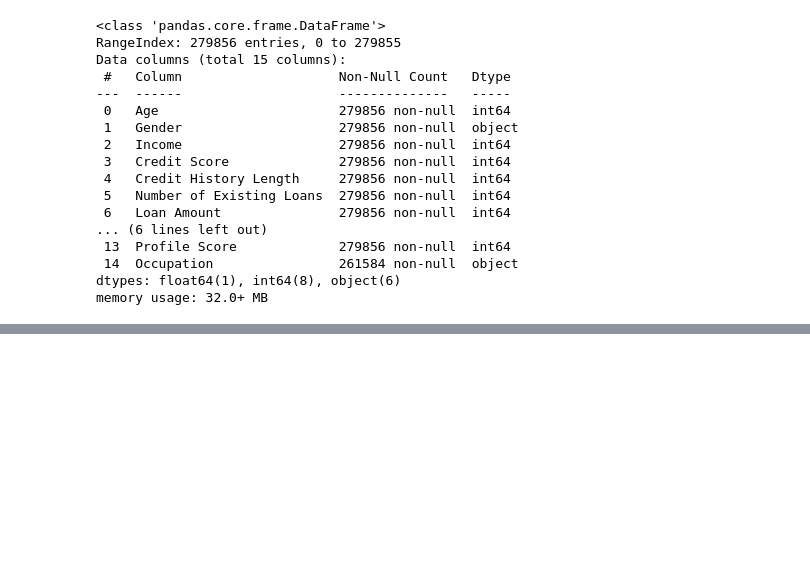
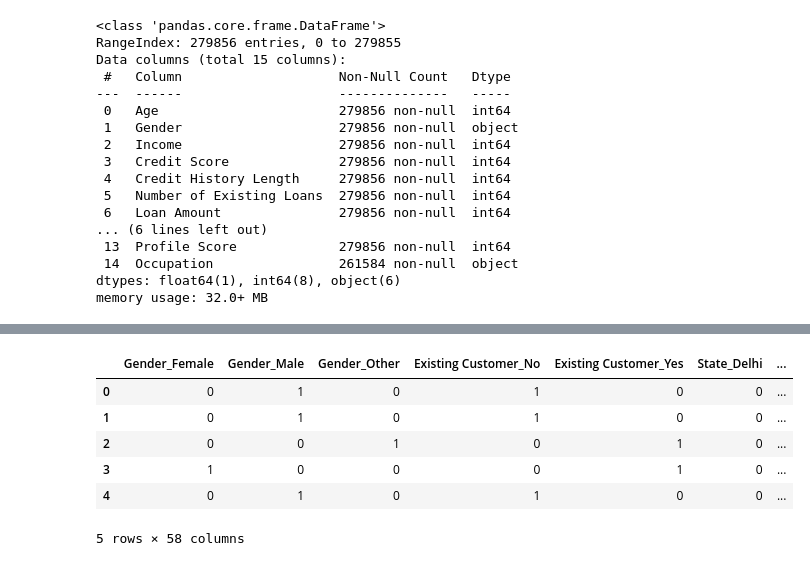
Before and after one commit to manoloacademia/aprMaqI_CEIA, a Jupyter notebook: trabajo_final/credit_v1.ipynb, the cells around one changed output, grey strips where cells are left out. Drawn from its saved outputs; the diff is of its cells as text; code cells hidden in the pictures; blank space fills up the shorter version.

Commit message:
Se genera el dataset X para analizar

```diff
--- a/trabajo_final/credit_v1.ipynb
+++ b/trabajo_final/credit_v1.ipynb
@@ -41,0 +122,8 @@ memory usage: 32.0+ MB
+# %%
+# Definimos quienes serán la X y la y
+X = credit.drop('Credit Score', axis=1)
+y = score
+# %%
+# Vemos cuales son las variables numericas y cuales las categóricas
+numericas = ['Age','Income','Credit History Length','Number of Existing Loans', 'Loan Amount', 'Loan Tenure','LTV Ratio','Profile Score']
+categoricas = ['Gender', 'Existing Customer', 'State', 'City', 'Employment Profile', 'Occupation']
@@ -41,0 +163,12 @@ memory usage: 32.0+ MB
+# %%
+# Aplicamos un encoding para que tengan valores numericos
+dummies = pd.get_dummies(X[categoricas])
+dummies.head()
+# %% [output]
+|  | Gender_Female | Gender_Male | Gender_Other | Existing Customer_No | Existing Customer_Yes | State_Delhi | ... |
+| 0 | 0 | 1 | 0 | 1 | 0 | 0 | ... |
+| 1 | 0 | 1 | 0 | 1 | 0 | 0 | ... |
+| 2 | 0 | 0 | 1 | 0 | 1 | 0 | ... |
+| 3 | 1 | 0 | 0 | 0 | 1 | 0 | ... |
+| 4 | 0 | 1 | 0 | 1 | 0 | 0 | ... |
+5 rows × 58 columns
```
Also changed, not shown: parts of 15 cells of this notebook.
